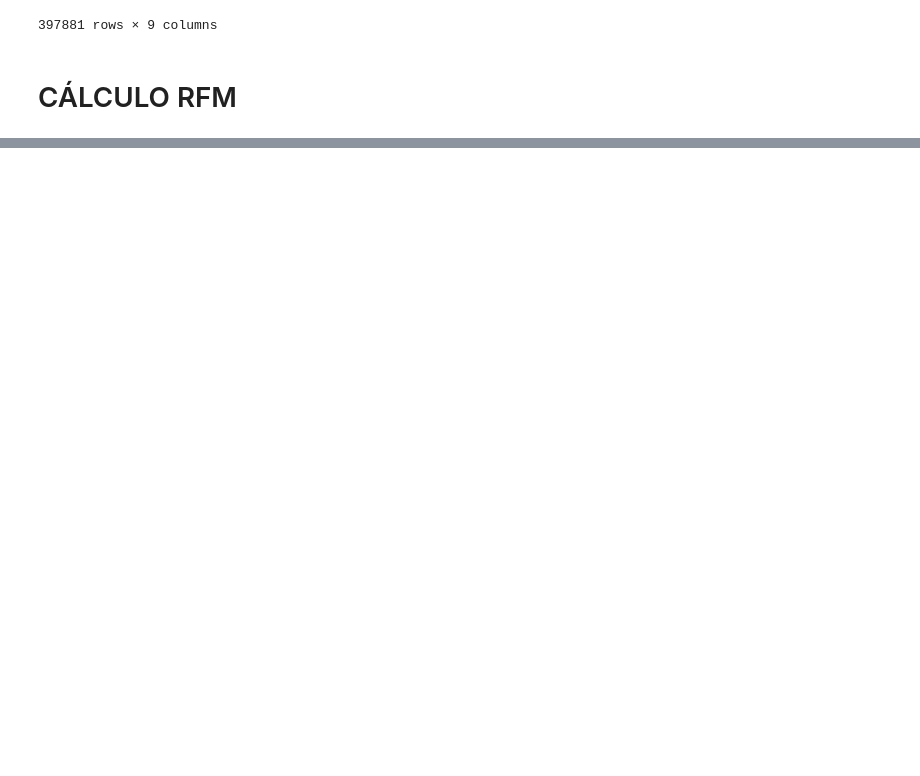
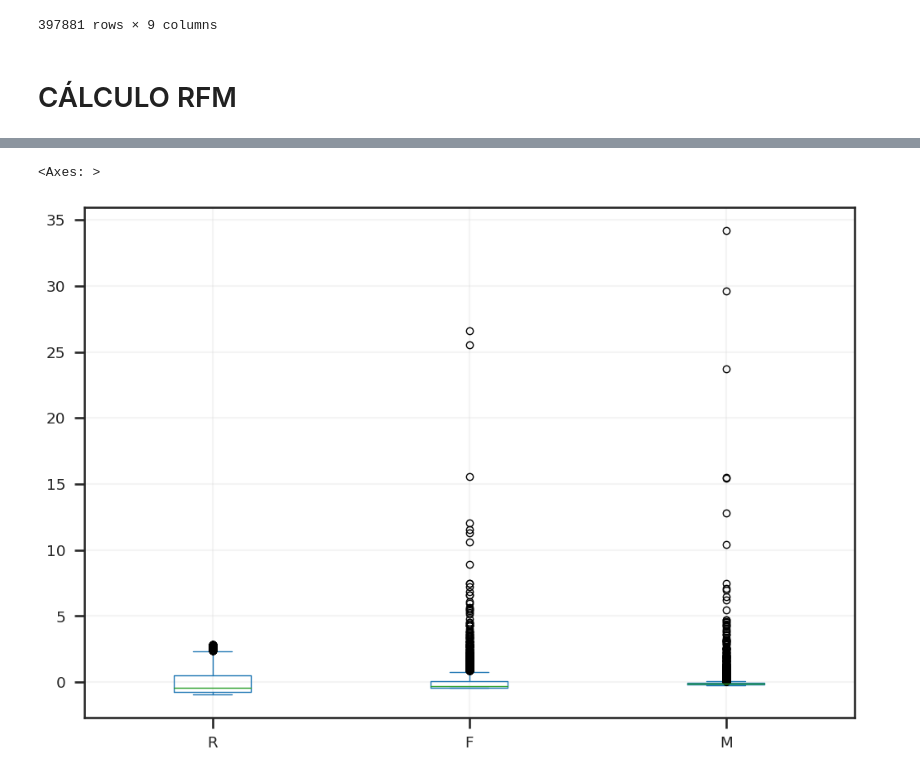
Before and after one commit to PabloLBandeira/biblioteca-Pandas, a Jupyter notebook: clustering_case_playground.ipynb, the cells around one changed output, grey strips where cells are left out. Drawn from its saved outputs; the diff is of its cells as text; code cells hidden in the pictures; blank space fills up the shorter version.

```diff
--- a/clustering_case_playground.ipynb
+++ b/clustering_case_playground.ipynb
@@ -294,0 +341,7 @@ df
+# %%
+df_rfm = df_rfm.drop(15098)
+# %%
+df_rfm.apply(scale).plot.box()
+# %% [output]
+<Axes: >
+[figure, added]
```
Also changed, not shown: parts of 10 cells of this notebook.
